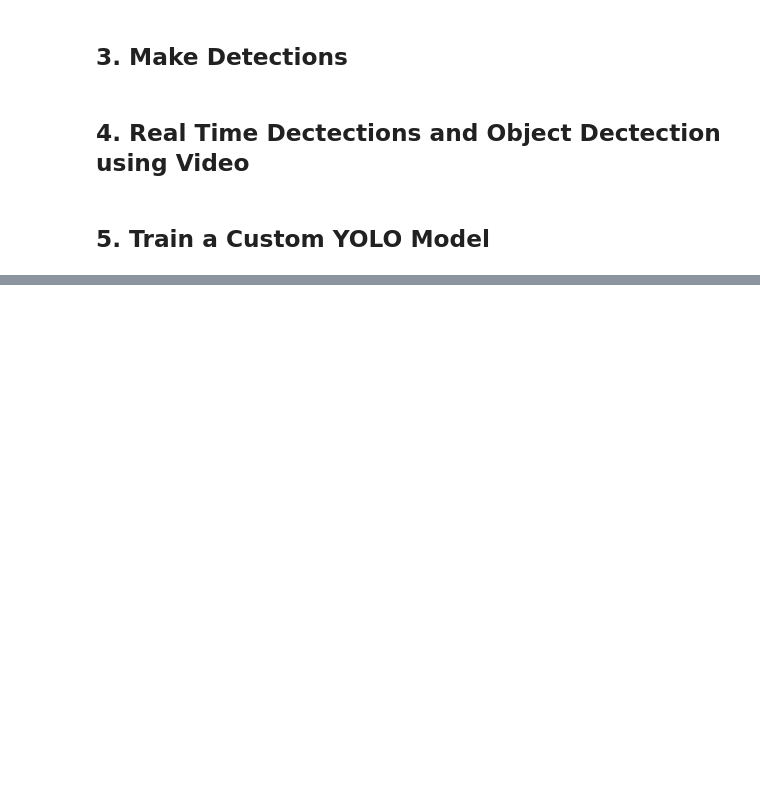
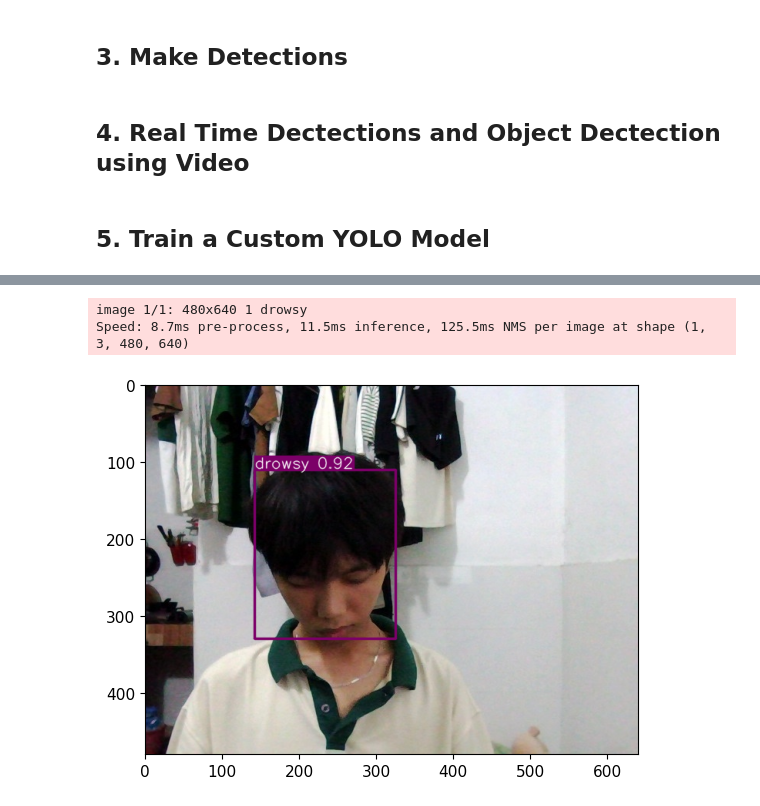
Before and after one commit to vuphuong1794/Driver-Drowsiness-Detection, a Jupyter notebook: sleepDetec.ipynb, the cells around one changed output, grey strips where cells are left out. Drawn from its saved outputs; the diff is of its cells as text; code cells hidden in the pictures; blank space fills up the shorter version.

```diff
--- a/sleepDetec.ipynb
+++ b/sleepDetec.ipynb
@@ -103,0 +106,2 @@ Results saved to runs\train\exp7
+# %%
+model = torch.hub.load('ultralytics/yolov5', 'custom', path='yolov5/runs/train/exp12/weights/last.pt', force_reload=True)
@@ -103,0 +115,15 @@ Results saved to runs\train\exp7
+# %%
+img = os.path.join('data', 'images', 'drowsy.2ba723ff-002b-11f0-ae8a-145afc697e34.jpg')
+# %%
+results = model(img)
+# %%
+results.print()
+# %% [output]
+image 1/1: 480x640 1 drowsy
+Speed: 8.7ms pre-process, 11.5ms inference, 125.5ms NMS per image at shape (1, 3, 480, 640)
+# %%
+%matplotlib inline
+plt.imshow(np.squeeze(results.render()))
+plt.show()
+# %% [output]
+[figure, added]
```
Also changed, not shown: parts of 5 cells of this notebook.
